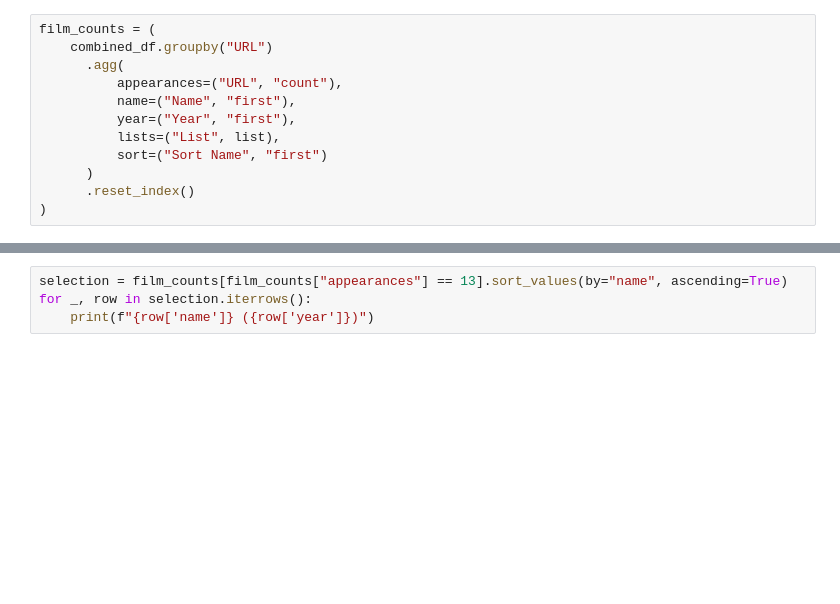
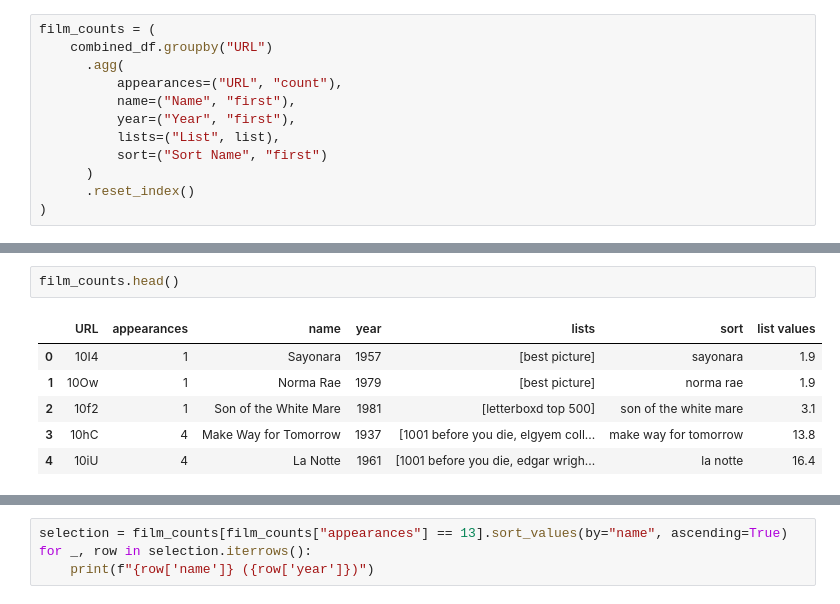
Before and after one commit to tmartin142/essential-films, a Jupyter notebook: list-merger.ipynb, the cells around one changed output, grey strips where cells are left out. Saved outputs shown, nothing was run; the diff lists cells and outputs as text; blank space fills up the shorter version.

Commit message:
Added new lists

```diff
--- a/list-merger.ipynb
+++ b/list-merger.ipynb
@@ -180 +182,10 @@ for i, row in filtered_films.iterrows():
 500. Zodiac (2007) - 6
+# %%
+film_counts.head()
+# %% [output]
+|  | URL | appearances | name | year | lists | sort | list values |
+| 0 | 10I4 | 1 | Sayonara | 1957 | [best picture] | sayonara | 1.9 |
+| 1 | 10Ow | 1 | Norma Rae | 1979 | [best picture] | norma rae | 1.9 |
+| 2 | 10f2 | 1 | Son of the White Mare | 1981 | [letterboxd top 500] | son of the white mare | 3.1 |
+| 3 | 10hC | 4 | Make Way for Tomorrow | 1937 | [1001 before you die, elgyem coll... | make way for tomorrow | 13.8 |
+| 4 | 10iU | 4 | La Notte | 1961 | [1001 before you die, edgar wrigh... | la notte | 16.4 |
```
Also changed, not shown: parts of 5 cells of this notebook, 2 other files.
